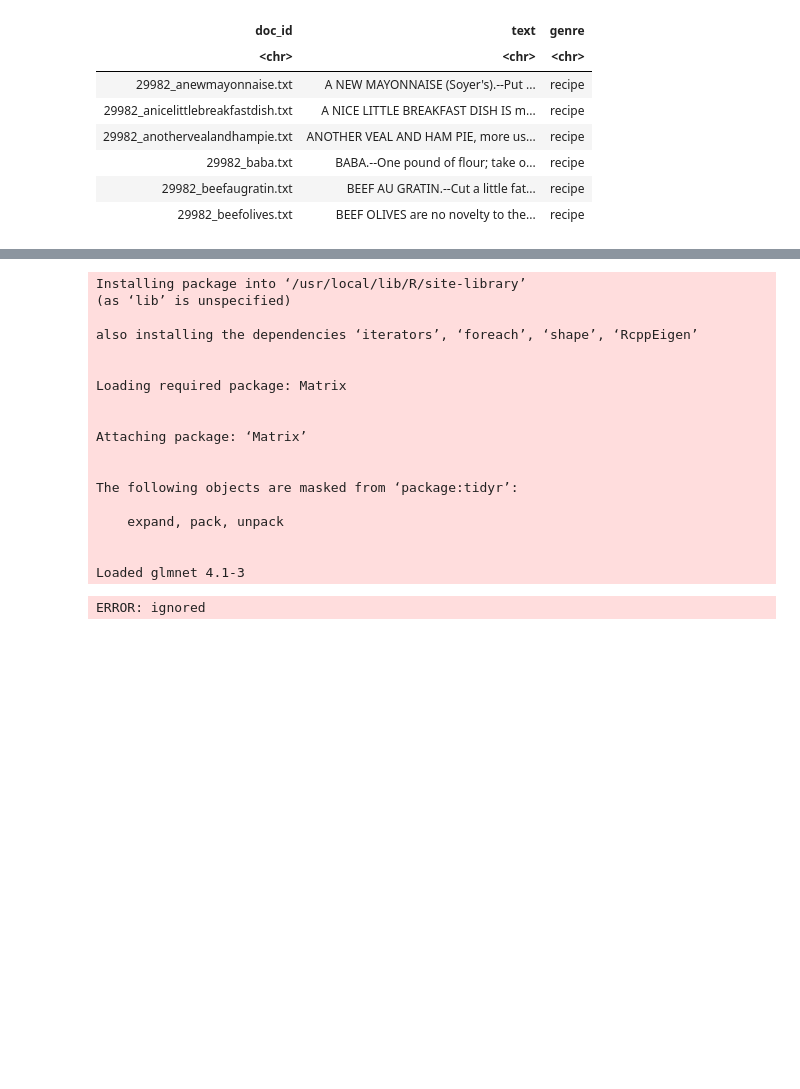
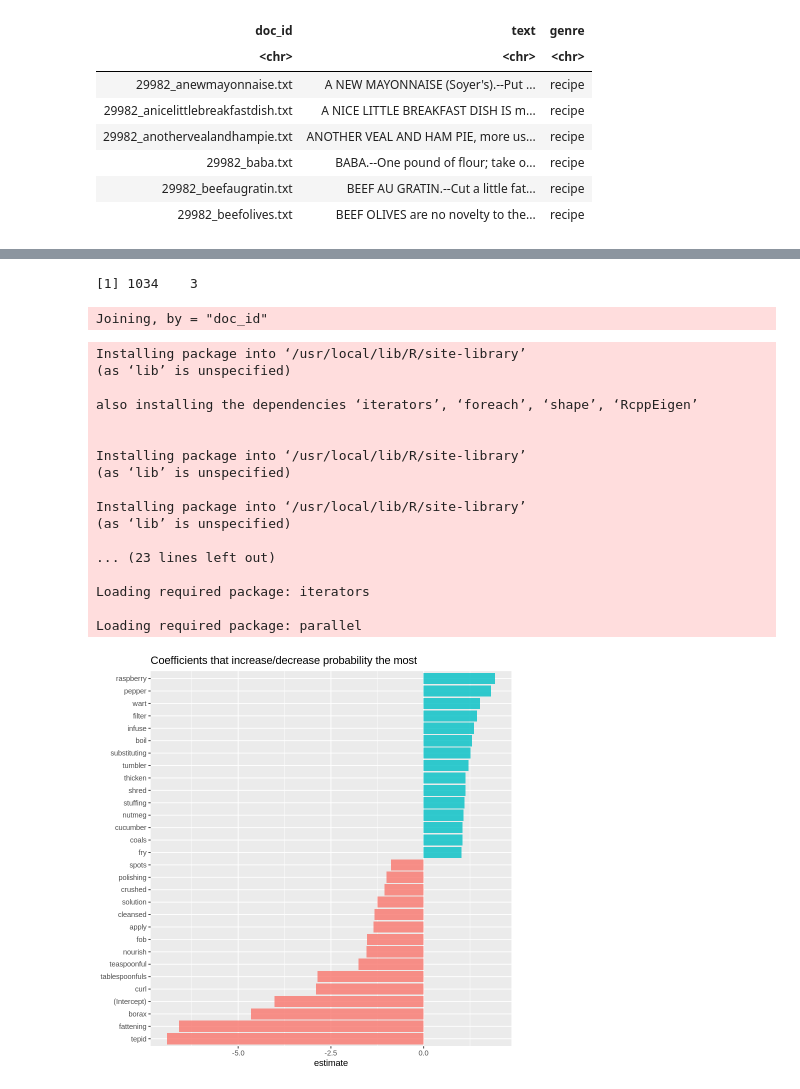
Before and after one commit to ViralTexts/viral-texts-classification, a Jupyter notebook: RecipeClassification.ipynb, the cells around one changed output, grey strips where cells are left out. Drawn from its saved outputs; the diff is of its cells as text; code cells hidden in the pictures; blank space fills up the shorter version.

```diff
--- a/RecipeClassification.ipynb
+++ b/RecipeClassification.ipynb
@@ -54,7 +120,9 @@ A tibble: 6 × 3
 # %%
-test_data <- sample_n(texts, 100, replace = FALSE) %>%
+test_data <- sample_n(texts %>%
+                        filter(genre == "recipe"),
+                      100, replace = FALSE) %>%
   mutate(genre = "unknown")
-train_data <- anti_join(texts, test_data) %>%
+train_data <- anti_join(texts, test_data, by="doc_id") %>%
   mutate(genre = "recipe")
 # %%
 # head(test_data)
@@ -62,11 +132,6 @@ train_data <- anti_join(texts, test_data) %>%
 # %%
 sparse_words <- tidy_texts %>%
   count(doc_id, word) %>%
+  inner_join(train_data) %>%
   cast_sparse(doc_id, word, n)
-class(sparse_words)
-
-
-
-colnames(sparse_words[,20:39])
-sparse_words[1:20, 20:39]
 # %% [output]
@@ -99,7 +165,19 @@ attr(,"package")
 # %%
 texts_joined <- rbind(test_data, train_data)
+dim(texts_joined)
+# %% [output]
+[1] 1034    3
+# %%
+word_rownames <- rownames(sparse_words)
+texts_joined <- tibble(doc_id = word_rownames) %>%
+  left_join(texts %>%
+              select(doc_id, genre))
+# %% [output]
+Joining, by = "doc_id"
 # %%
 install.packages("glmnet")
+install.packages("doMC")
+install.packages("broom")
 library(glmnet)
 library(doMC)
 library(broom)
@@ -110,19 +188,17 @@ Installing package into ‘/usr/local/lib/R/site-library’
 also installing the dependencies ‘iterators’, ‘foreach’, ‘shape’, ‘RcppEigen’
 
 
-Loading required package: Matrix
+Installing package into ‘/usr/local/lib/R/site-library’
+(as ‘lib’ is unspecified)
 
+Installing package into ‘/usr/local/lib/R/site-library’
+(as ‘lib’ is unspecified)
 
-Attaching package: ‘Matrix’
+... (23 lines left out)
 
+Loading required package: iterators
 
-The following objects are masked from ‘package:tidyr’:
-
-    expand, pack, unpack
-
-
-Loaded glmnet 4.1-3
+Loading required package: parallel
-ERROR: ignored
 # %%
 registerDoMC(cores = 8)
 is_recipe <- texts_joined$genre == "recipe"
@@ -135,0 +212,14 @@ coefs <- model$glmnet.fit %>%
+# %%
+coefs %>%
+  group_by(estimate > 0) %>%
+  top_n(15, abs(estimate)) %>%
+  ungroup() %>%
+  ggplot(aes(fct_reorder(term, estimate), estimate, fill = estimate > 0)) +
+  geom_col(alpha = 0.8, show.legend = FALSE) +
+  coord_flip() +
+  labs(
+    x = NULL,
+    title = "Coefficients that increase/decrease probability the most"
+  )
+# %% [output]
+[figure, added]
```
Also changed, not shown: parts of 27 cells of this notebook.
